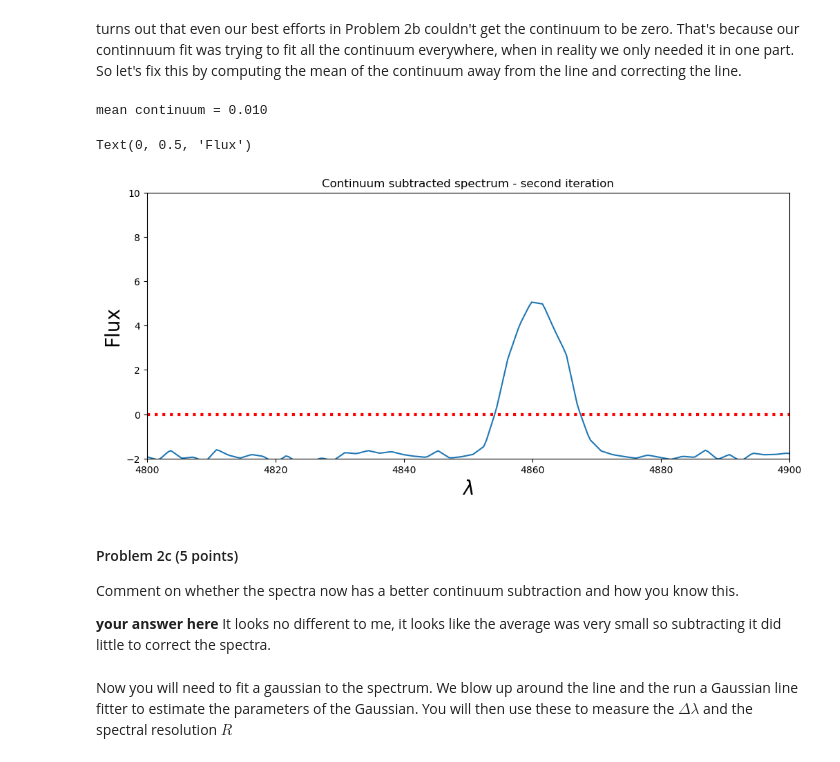
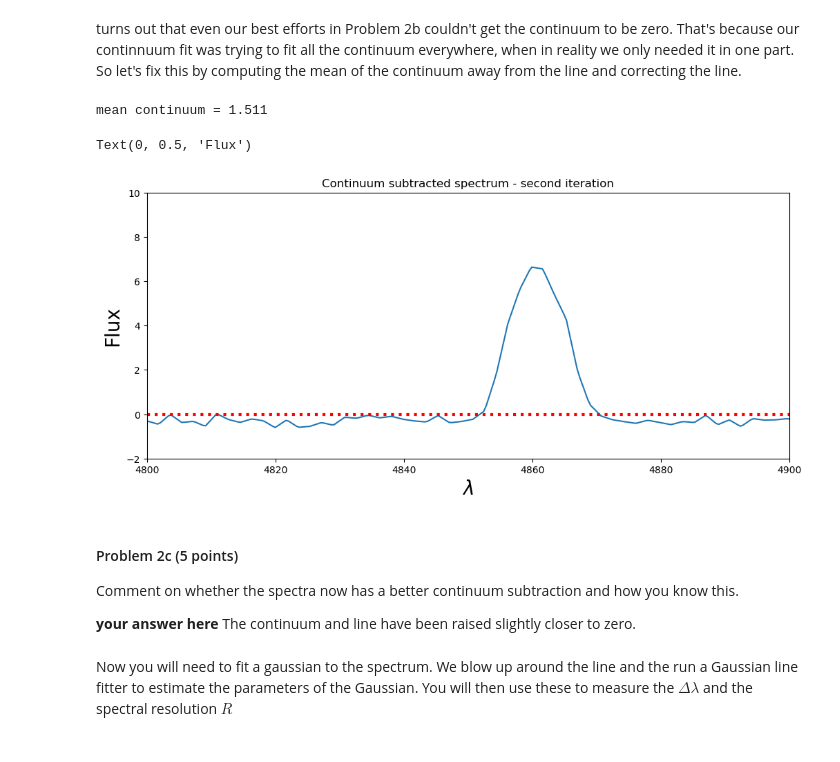
Before and after one commit to EvanBarkus/Analysis_real_spectra_student, a Jupyter notebook: analysis_real_spectra.student.ipynb, the cells around one changed output. Saved outputs shown, nothing was run; the diff lists cells and outputs as text; code cells hidden in the pictures.

```diff
--- a/analysis_real_spectra.student.ipynb
+++ b/analysis_real_spectra.student.ipynb
@@ -213,9 +213,11 @@ lamhigh = [4100,4750]
 #************************
 #your other regions go here.
 #a list of the lower bounds
-lamlow.extend([7050,7170])
+lamlow.extend([4840,5400])
+lamlow.extend([6500,7070])
 #a list of the upper bounds
-lamhigh.extend([7100,7600])
+lamhigh.extend([5150,6350])
+lamhigh.extend([6800,7200])
 
 #this creates the SpectralRegion that contains all of the excluded regions
 for ilam,lam in enumerate(lamlow):
@@ -289,35 +291,35 @@ turns out that even our best efforts in Problem 2b couldn't get the continuum to
 # %%
 #compute the average of a region away from the line using the zoom in above
 #*********************
 #your code here
 #find the region with a boolean array
 contlam = (specm57.wavelength>4800 *u.Angstrom) & (specm57.wavelength<4840 * u.Angstrom)
 
 #now compute the average of the continuum subtracted spectrum in that region and print it out.
-meancont = np.mean(contlam)
+meancont = np.average(contsubspec)
 print('mean continuum = %5.3f' % meancont)
 
 #now correct the continuum subtracted spectrum by that amount
-contsubspec -= meancont
+contsubspec = specm57.flux - meancont
 
 #first zoom in on the Hbeta line
 f,ax = plt.subplots(figsize=(12,5))
 ax.plot(specm57.wavelength, contsubspec, label='continuum subtracted data')
 ax.set_title("Continuum subtracted spectrum - second iteration")
 ax.set_xlim(4800,4900)
 ax.set_ylim(-2,10)
 ax.axhline(0.0,color='red',linestyle=':',linewidth=3,label='zero for reference')
 ax.set_xlabel("$\lambda$",fontsize=20)
 ax.set_ylabel("Flux",fontsize=20)
 # %% [output]
-mean continuum = 0.010
+mean continuum = 1.511
 Text(0, 0.5, 'Flux')
-[figure, old version]
+[figure, new version]
 # %% [markdown]
 #### Problem 2c (5 points)
 Comment on whether the spectra now has a better continuum subtraction and how you know this.
 
-**your answer here** It looks no different to me, it looks like the average was very small so subtracting it did little to correct the spectra.
+**your answer here** The continuum and line have been raised slightly closer to zero.
 # %% [markdown]
 Now you will need to fit a gaussian to the spectrum.  We blow up around the line and the run a Gaussian line fitter to estimate the parameters of the Gaussian.  You will then use these to measure the $\Delta \lambda$ and the spectral resolution $R$
 # %%
```
Also changed, not shown: parts of 6 cells of this notebook.
